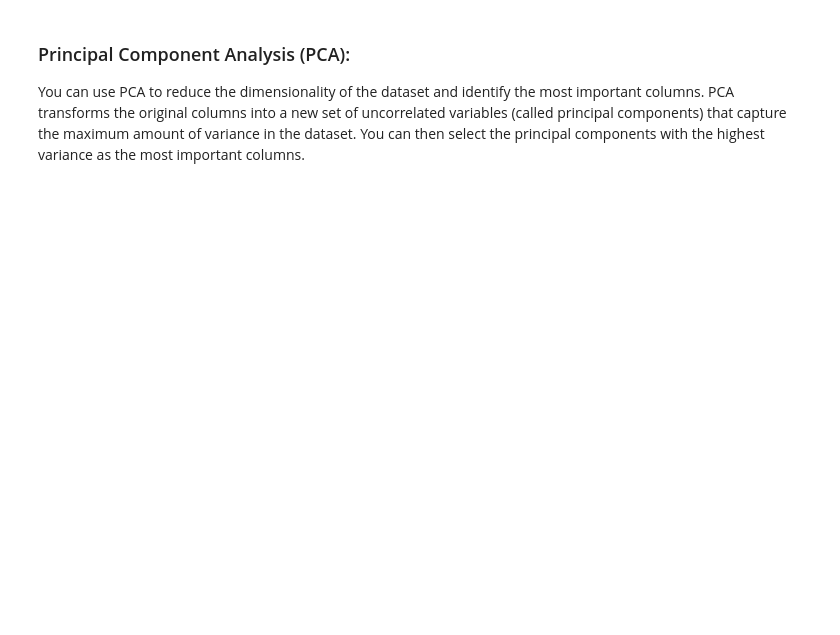
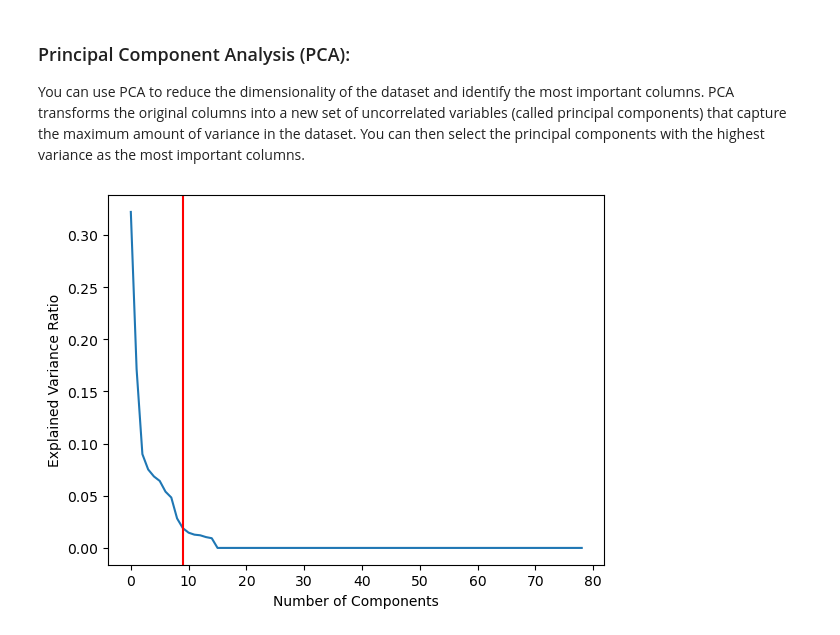
Before and after one commit to Dimedici1/Project_Car_Insurance, a Jupyter notebook: final_notebook/logistic.ipynb, the cells around one changed output. Saved outputs shown, nothing was run; the diff lists cells and outputs as text; code cells hidden in the pictures; blank space fills up the shorter version.

```diff
--- a/final_notebook/logistic.ipynb
+++ b/final_notebook/logistic.ipynb
@@ -48,0 +459,34 @@ You can use PCA to reduce the dimensionality of the dataset and identify the mos
+# %%
+# Split data into features and target variable
+X = dataset.drop('is_claim', axis=1)
+y = dataset['is_claim']
+
+# Split data into training and testing sets
+X_train, X_test, y_train, y_test = train_test_split(X, y, test_size=0.2, random_state=42)
+
+# Scale features
+scaler = StandardScaler()
+X_train_scaled = scaler.fit_transform(X_train)
+X_test_scaled = scaler.transform(X_test)
+
+# Find optimal number of components using PCA
+pca = PCA()
+pca.fit(X_train_scaled)
+
+# Determine optimal number of components based on elbow point
+cumulative_variance_ratio = np.cumsum(pca.explained_variance_ratio_)
+optimal_num_components = np.argmax(cumulative_variance_ratio > 0.90) + 1
+
+# Plot the explained variance ratio
+plt.plot(pca.explained_variance_ratio_)
+plt.xlabel('Number of Components')
+plt.ylabel('Explained Variance Ratio')
+plt.axvline(optimal_num_components, color='r')
+plt.show()
+
+# Transform training and testing data using PCA
+pca = PCA(n_components=optimal_num_components)
+X_train_pca = pca.fit_transform(X_train_scaled)
+X_test_pca = pca.transform(X_test_scaled)
+# %% [output]
+[figure, added]
```
Also changed, not shown: parts of 17 cells of this notebook.
